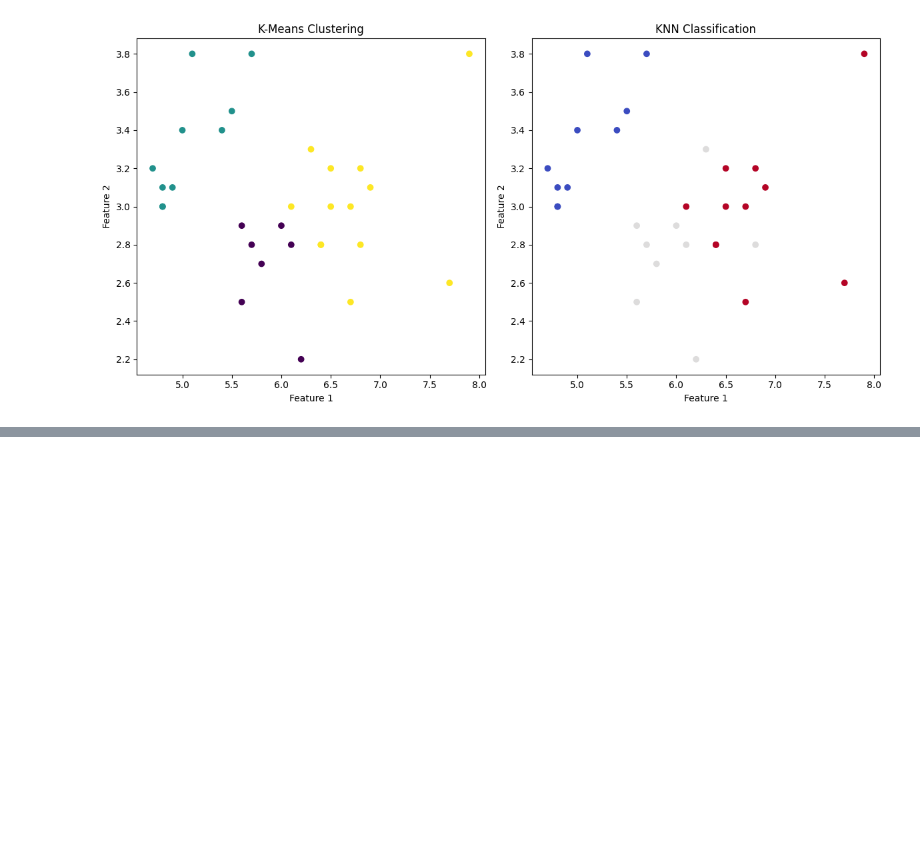
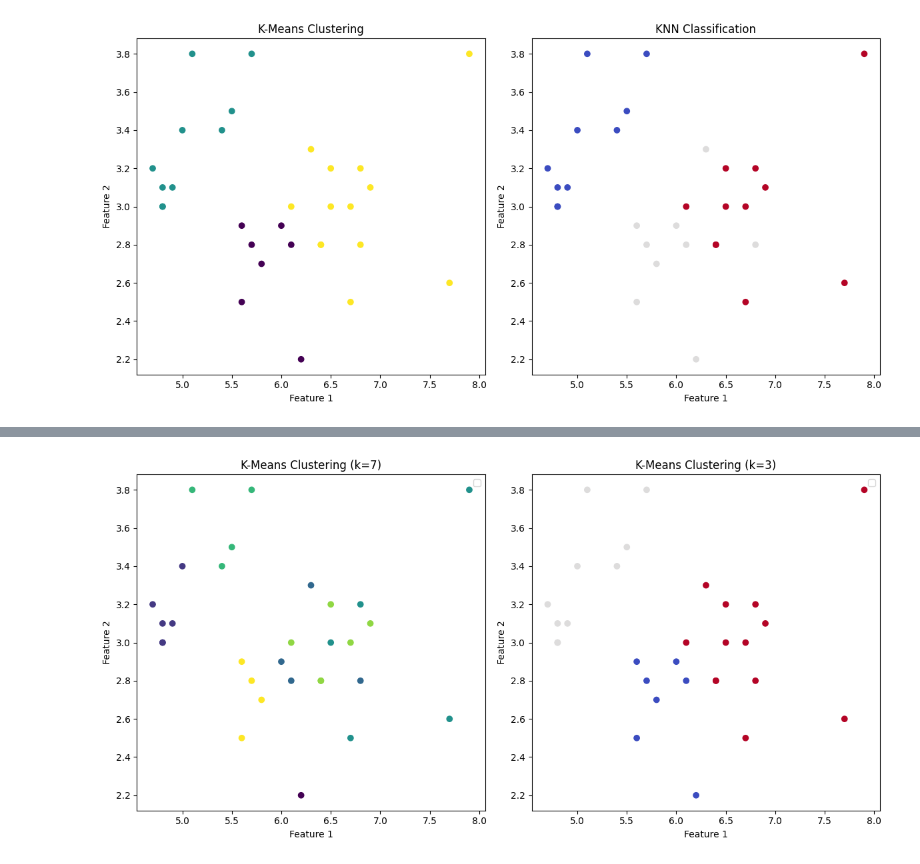
Before and after one commit to abdullaharifx/PL-Work, a Jupyter notebook: Clustering-03.ipynb, the cells around one changed output, grey strips where cells are left out. Saved outputs shown, nothing was run; the diff lists cells and outputs as text; code cells hidden in the pictures; blank space fills up the shorter version.

```diff
--- a/Clustering-03.ipynb
+++ b/Clustering-03.ipynb
@@ -72,0 +92,25 @@ plt.show()
+# %%
+# k = 7
+kmeans7 = KMeans(n_clusters=7, random_state=42)
+kmeans7.fit(X_train)
+kmeans7.predict(X_test)
+
+kmeans3 = KMeans(n_clusters=3, random_state=42)
+kmeans3.fit(X_train)
+kmeans3.predict(X_test)
+# two plots side by side
+fig, (ax1, ax2) = plt.subplots(1, 2, figsize=(12, 6))
+ax1.scatter(X_test.iloc[:, 0], X_test.iloc[:, 1], c=kmeans7.predict(X_test), cmap='viridis',)
+ax2.scatter(X_test.iloc[:, 0], X_test.iloc[:, 1], c=kmeans3.predict(X_test), cmap='coolwarm',)
+ax1.set_title('K-Means Clustering (k=7)')
+ax1.legend()
+ax1.set_xlabel('Feature 1')
+ax1.set_ylabel('Feature 2')
+ax2.set_title('K-Means Clustering (k=3)')
+ax2.set_xlabel('Feature 1')
+ax2.set_ylabel('Feature 2')
+ax2.legend(loc = 'best')
+plt.tight_layout()
+plt.show()
+# %% [output]
+[figure, added]
```
Also changed, not shown: parts of 4 cells of this notebook.
